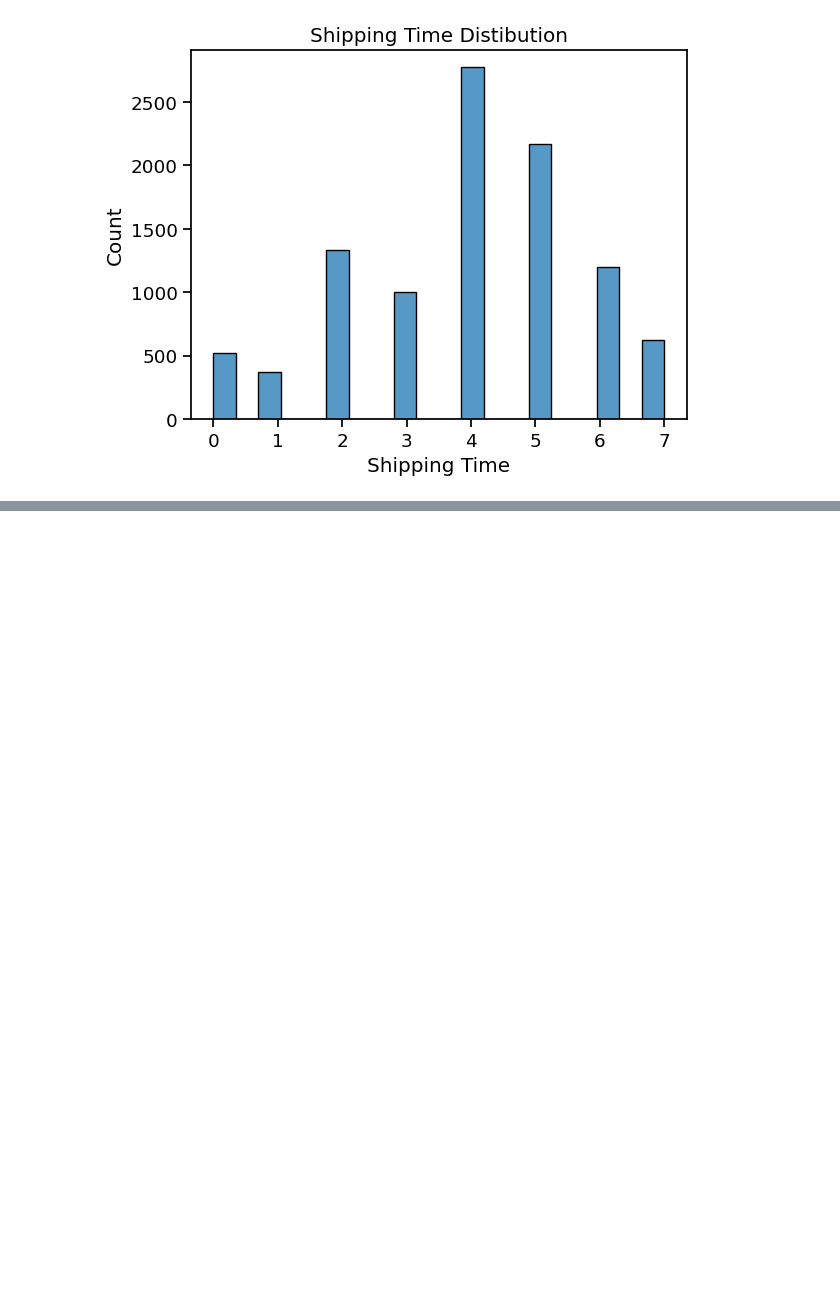
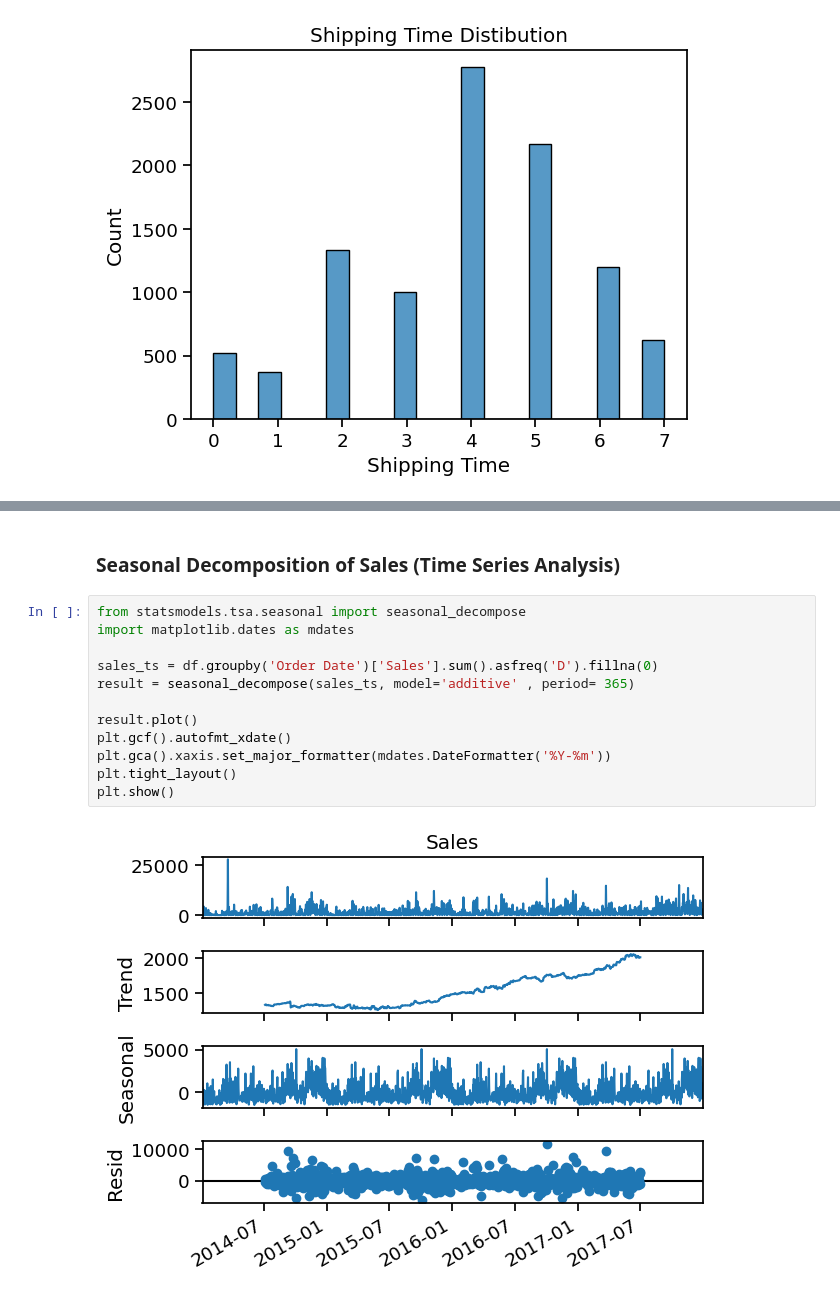
Before and after one commit to ar3haa/Data-Analysis-For-Superstore-Dataset, a Jupyter notebook: dat_analysis_superstore_dataset.ipynb, the cells around one changed output, grey strips where cells are left out. Saved outputs shown, nothing was run; the diff lists cells and outputs as text; blank space fills up the shorter version.

Commit message:
More Analysis

```diff
--- a/dat_analysis_superstore_dataset.ipynb
+++ b/dat_analysis_superstore_dataset.ipynb
@@ -433,0 +464,16 @@ plt.show()
+# %% [markdown]
+### Seasonal Decomposition of Sales (Time Series Analysis)
+# %%
+from statsmodels.tsa.seasonal import seasonal_decompose
+import matplotlib.dates as mdates
+
+sales_ts = df.groupby('Order Date')['Sales'].sum().asfreq('D').fillna(0)
+result = seasonal_decompose(sales_ts, model='additive' , period= 365)
+
+result.plot()
+plt.gcf().autofmt_xdate()
+plt.gca().xaxis.set_major_formatter(mdates.DateFormatter('%Y-%m'))
+plt.tight_layout()
+plt.show()
+# %% [output]
+[figure, added]
```
Also changed, not shown: parts of 11 cells of this notebook.
